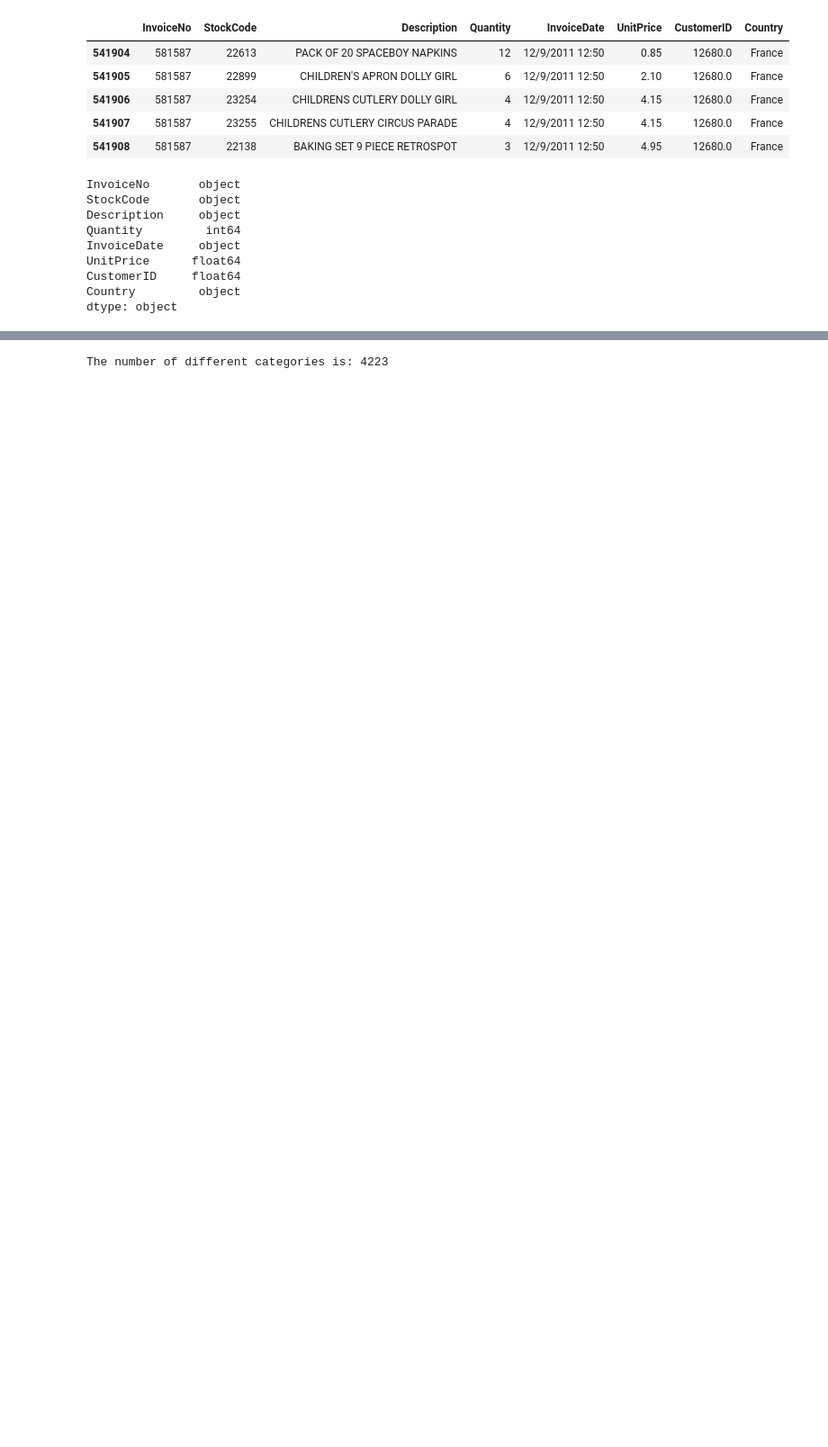
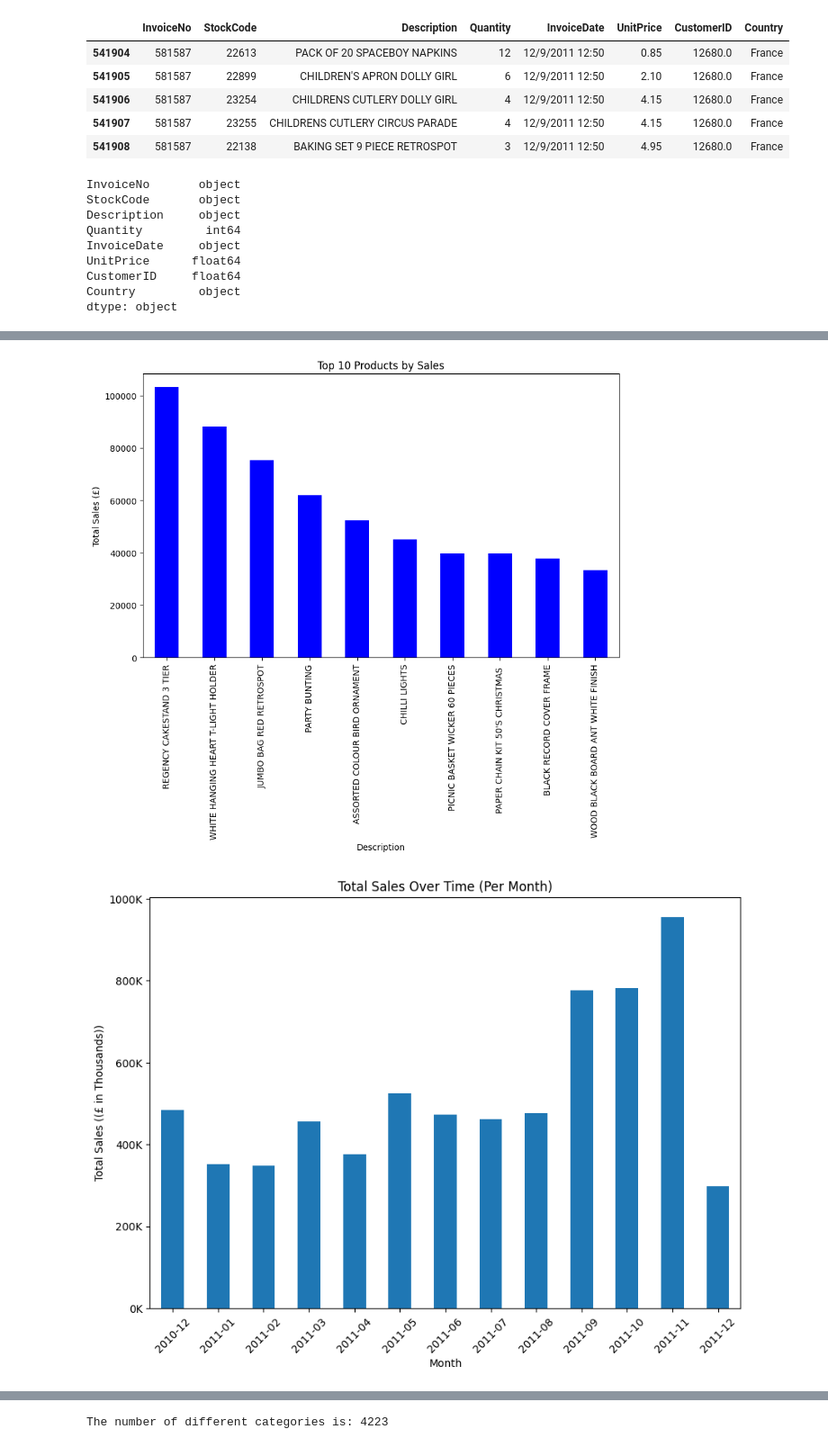
Before and after one commit to Fatimat01/AI-ML-Projects, a Jupyter notebook: projects/project1/analysis.ipynb, the cells around one changed output, grey strips where cells are left out. Shown at 90% size. Drawn from its saved outputs; the diff is of its cells as text; code cells hidden in the pictures; blank space fills up the shorter version.

Commit message:
added code for sales and RFM analysis

```diff
--- a/projects/project1/analysis.ipynb
+++ b/projects/project1/analysis.ipynb
@@ -9,4 +15,12 @@ from scipy.stats import norm
 # %%
 # Read in Data file using the URL
 retail_data = pd.read_csv('https://archive.ics.uci.edu/static/public/352/data.csv')
-df = pd.DataFrame(retail_data)
+
+data = pd.DataFrame(retail_data)
+
+# Displaying all the columns (variables) from the dataset
+variables = data.columns.tolist()
+print(variables)
+
+# Clean the data by removing missing values from each column for analysis accuracy
+df = data.dropna(subset=variables)
@@ -100,0 +117,29 @@ sales_by_date = uk_data.groupby(uk_data['InvoiceDate'].dt.date)['TotalSales'].su
+# %%
+# Time-Series Analysis
+# Total sales by Date (day) ignoring time
+# sales_by_date = uk_data.groupby(uk_data['InvoiceDate'].dt.date)['TotalSales'].sum()
+
+# Group sales by month
+sales_by_month = uk_data.groupby(uk_data['InvoiceDate'].dt.to_period('M'))['TotalSales'].sum()
+
+# Distribution of top 10 product sales
+plt.figure(figsize=(10,6))
+top_products.plot(kind='bar', color='blue')
+plt.title('Top 10 Products by Sales')
+plt.ylabel('Total Sales (£)')
+plt.xticks(rotation=90)
+plt.show()
+
+# Plot sales over time per month
+plt.figure(figsize=(10,7))
+sales_by_month.plot(kind='bar')
+plt.title('Total Sales Over Time (Per Month)')
+plt.xlabel('Month')
+# Adjust y-axis by dividing by 1000 to show values in thousands
+plt.gca().set_yticklabels([f'{int(x/1000)}K' for x in plt.gca().get_yticks()])
+plt.ylabel('Total Sales ((£ in Thousands))')
+plt.xticks(rotation=45)
+plt.show()
+# %% [output]
+[figure, added]
+[figure, added]
```
Also changed, not shown: parts of 11 cells of this notebook, 1 other file.
